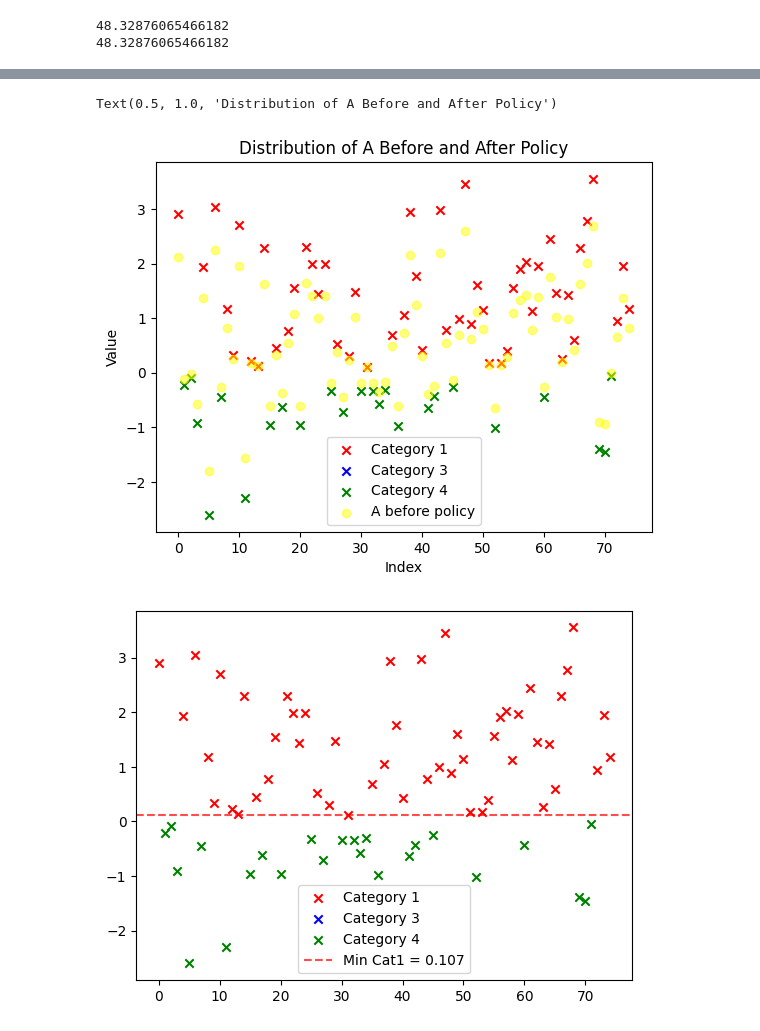
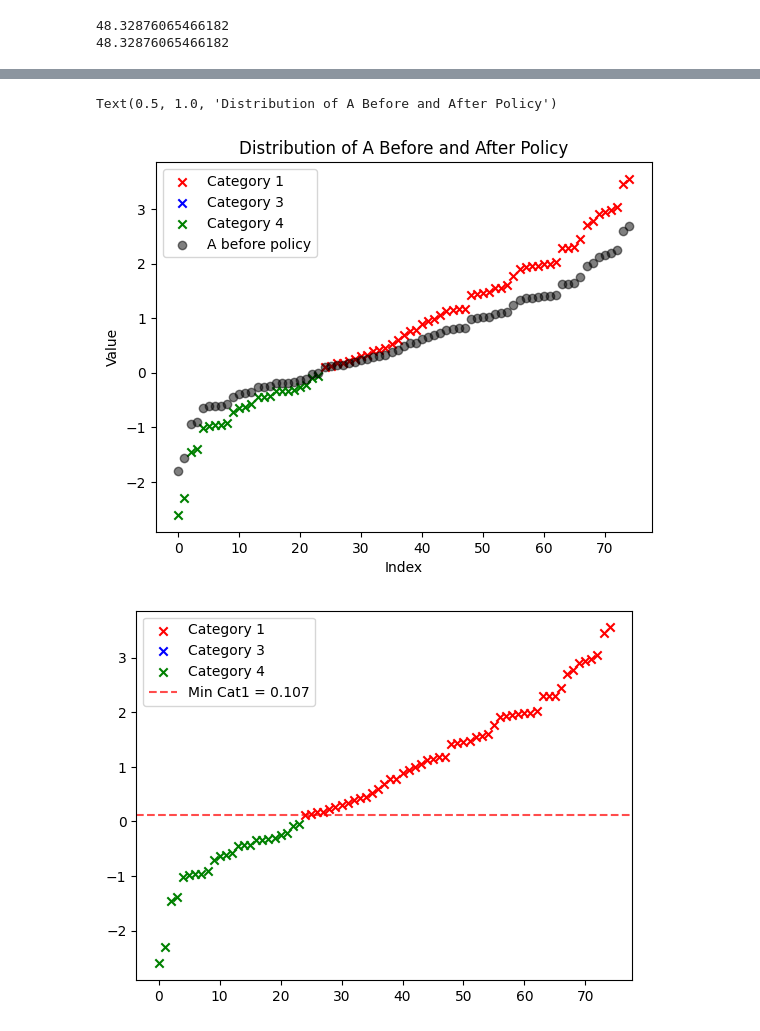
Before and after one commit to joeljins/RoAR, a Jupyter notebook: fairness/fair_thresholding_alt.ipynb, the cells around one changed output, grey strips where cells are left out. Cells and saved outputs as stored; diff of their text form; code cells hidden in the pictures.

Commit message:
experiment adding partial utility at threshold

```diff
--- a/fairness/fair_thresholding_alt.ipynb
+++ b/fairness/fair_thresholding_alt.ipynb
@@ -8,6 +9,7 @@ import itertools
 import ipywidgets as widgets
 from IPython.display import display
 # %%
+# Set experiment parameters
 np.random.seed(1)
 
 # Distribution parameters
@@ -24,17 +26,17 @@ n = 75
 # Generate samples from normal distributions
 a = np.random.normal(mean_a, std_a, n)
 b = np.random.normal(mean_b, std_b, n)
+a.sort(), b.sort()
 w_a = len(a) / (len(a) + len(b))
 w_b = 1 - w_a
 
 #Step Parameters
 # U+ / U- > C+ / C-
-u_plus = 1
+u_plus = 0.2
 u_minus = -1.1
 c_plus = 1
-c_minus = -c_plus
-print( "U+ / U- > C+ / C- is", (u_plus / u_minus) > (c_plus / c_minus) )
+c_minus = -5
+print( "Assumption 1: U+ / U- > C+ / C- is", (u_plus / u_minus) > (c_plus / c_minus) )
 domain = (-3, 3)
-# 0.1
 interval = 0.1
 # %% [output]
@@ -158,0 +269,31 @@ HBox(children=(Checkbox(value=False, description='Show Means'), Checkbox(value=F
+# %%
+alpha = 0.51
+greatest = -np.inf
+results = alt_fair_opt_step(a, b, u_plus, u_minus, c_plus, c_minus, alpha, domain, interval)
+temp_util = None
+gamma = 1
+
+for i in np.arange(domain[1], domain[0], -interval):
+    delta_A = expected(a, c_plus, c_minus)
+    A = np.where(a > i, a + delta_A, a)
+    diff = np.abs(np.mean(A) - np.mean(B_temp))
+    if diff > alpha:
+        print(f'Violation at threshold {round(i, 2)}')
+        print(np.abs(alpha - diff))
+        gamma = alpha / diff
+    else:
+        gamma = 1
+    c1 = np.where((a > i) & (expected(a, u_plus, u_minus) >= 0) & (expected(a, c_plus, c_minus) >= 0))[0]
+    c3 = np.where((a > i) & (expected(a, u_plus, u_minus) >= 0) & (expected(a, c_plus, c_minus) < 0))[0]
+    c4 = np.where((a > i) & (expected(a, u_plus, u_minus) < 0) & (expected(a, c_plus, c_minus) < 0))[0]
+
+    total = np.where(a > i)[0]
+    temp_util = np.sum(w_a * expected(A, u_plus, u_minus) + expected(B_temp, u_plus, u_minus) * w_b)
+    print(f'Threshold {round(i, 2)}: {temp_util} * {gamma} = {temp_util * gamma}')
+    print(f'{len(total)}\\{len(c1)}\\{len(c3)}\\{len(c4)} \n' )
+
+    greatest = max(greatest, temp_util * gamma)
+
+print(f'Greatest Util: {greatest}')
+#print(greatest)
+#print(als)
@@ -191,7 +350,7 @@ c4 = []
 
 thresholds = np.arange(domain[0], domain[1], interval)
 for threshold in thresholds:
-    alpha = 0.55
+    alpha = 0.56
     A = np.where(a > threshold, a + delta_A, a)
     diff = np.abs(np.mean(A) - np.mean(B))
     if round(diff,2) == alpha:
@@ -260,22 +422,22 @@ ax2.legend()
 # %%
 a = np.array(a)
 indices = np.arange(len(a))
 plt.scatter(c1[0], c1[1], color='red', marker='x', label='Category 1')
 plt.scatter(c3[0], c3[1], color='blue', marker='x', label='Category 3')
 plt.scatter(c4[0], c4[1], color='green', marker='x', label='Category 4')
 
 
-plt.scatter(indices, a, color='yellow', alpha=0.5, marker='o', label='A before policy')
+plt.scatter(indices, a, color='black', alpha=0.5, marker='o', label='A before policy')
 #plt.scatter(indices, max_A, color='red', marker='x', label='A after policy')
 #plt.axhline(y=-1.5, color='black', linestyle='--')
 #plt.axhline(y=0.8, color='black', linestyle='--')
 plt.legend()
 plt.xlabel("Index")
 plt.ylabel("Value")
 plt.title("Distribution of A Before and After Policy")
 # %% [output]
 Text(0.5, 1.0, 'Distribution of A Before and After Policy')
-[figure, old version]
+[figure, new version]
 # %%
 # Define conditions
 condition1 = (delta_A >= 0) & (expected(a, u_plus, u_minus) >= 0)
@@ -306,4 +468,4 @@ if len(cat1[1]) > 0:  # Check if cat1 has any points
 plt.legend()
 plt.show()
 # %% [output]
-[figure, old version]
+[figure, new version]
```
Also changed, not shown: parts of 8 cells of this notebook.
